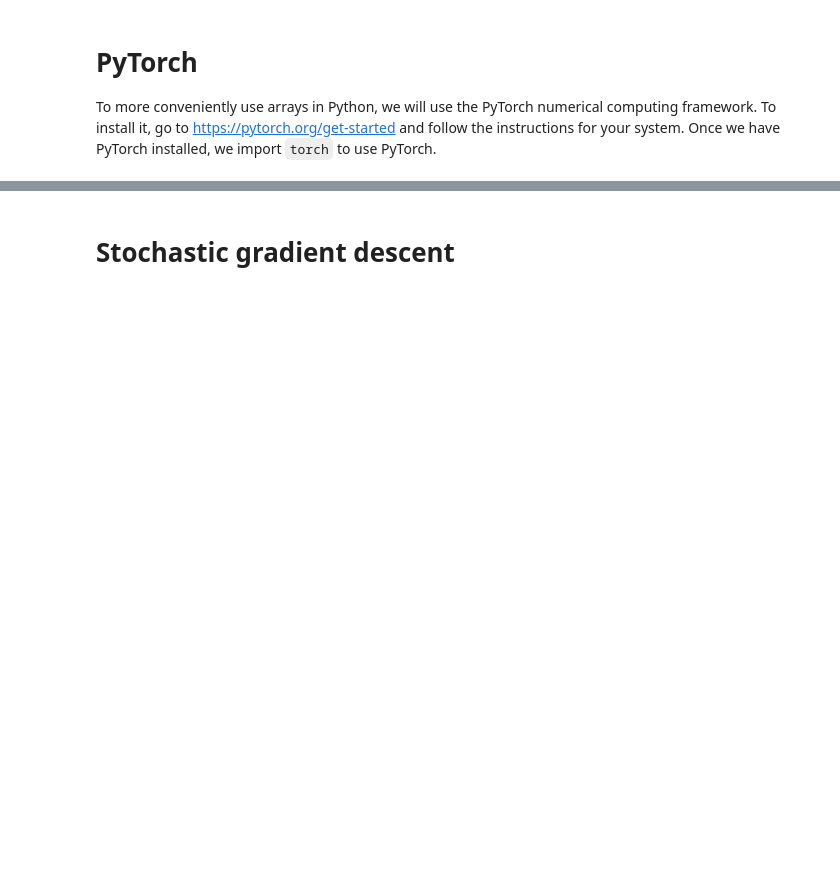
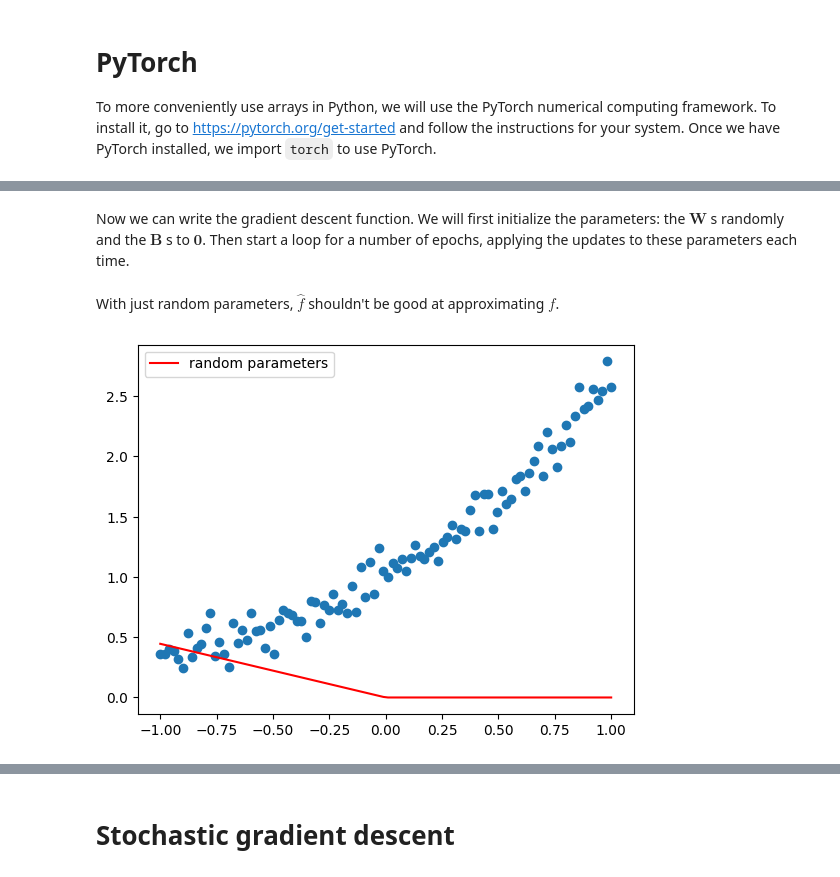
Before and after one commit to damtharvey/reu2023, a Jupyter notebook: 3_stochastic_gradient_descent.ipynb, the cells around one changed output, grey strips where cells are left out. Saved outputs shown, nothing was run; the diff lists cells and outputs as text; code cells hidden in the pictures; blank space fills up the shorter version.

```diff
--- a/3_stochastic_gradient_descent.ipynb
+++ b/3_stochastic_gradient_descent.ipynb
@@ -213,0 +181,8 @@ plot!(X, f_hat(X)[1]', label="after training")
+# %%
+def linear1(x: torch.Tensor, w1: torch.Tensor, b1: torch.Tensor) -> torch.Tensor:
+    """
+    :returns: z
+
+    I usually write better docstrings, but that would just give you the solution.
+    """
+    return x @ w1 + b1
@@ -213,0 +191,6 @@ plot!(X, f_hat(X)[1]', label="after training")
+# %%
+def nonlinear(z: torch.Tensor) -> torch.Tensor:
+    """
+    :returns: a
+    """
+    return torch.relu(z)
@@ -213,0 +199,6 @@ plot!(X, f_hat(X)[1]', label="after training")
+# %%
+def linear2(a: torch.Tensor, w2: torch.Tensor, b2: torch.Tensor) -> torch.Tensor:
+    """
+    :returns: y hat
+    """
+    return a @ w2 + b2
@@ -213,0 +207,12 @@ plot!(X, f_hat(X)[1]', label="after training")
+# %%
+def f_hat(x: torch.Tensor,
+          w1: torch.Tensor,
+          b1: torch.Tensor,
+          w2: torch.Tensor,
+          b2: torch.Tensor) -> tuple[torch.Tensor, torch.Tensor, torch.Tensor]:
+    """
+    :returns: a tuple (z, a, y hat)
+    """
+    z = linear1(x, w1, b1)
+    a = nonlinear(z)
+    return z, a, linear2(a, w2, b2)
@@ -213,0 +307,2 @@ plot!(X, f_hat(X)[1]', label="after training")
+# %% [markdown]
+Now we can write the gradient descent function. We will first initialize the parameters: the $\mathbf{W}$ s randomly and the $\mathbf{B}$ s to $\mathbf{0}$. Then start a loop for a number of epochs, applying the updates to these parameters each time.
@@ -213,0 +348,13 @@ plot!(X, f_hat(X)[1]', label="after training")
+# %% [markdown]
+With just random parameters, $\hat{f}$ shouldn't be good at approximating $f$.
+# %%
+plt.clf()
+plt.scatter(x.cpu().numpy(), y)
+plt.plot(x.cpu().numpy(),
+         f_hat(x, w1, b1, w2, b2)[2].cpu().numpy(),
+         color="red",
+         label="random parameters")
+plt.legend()
+plt.show()
+# %% [output]
+[figure, added]
```
Also changed, not shown: parts of 114 cells of this notebook.
